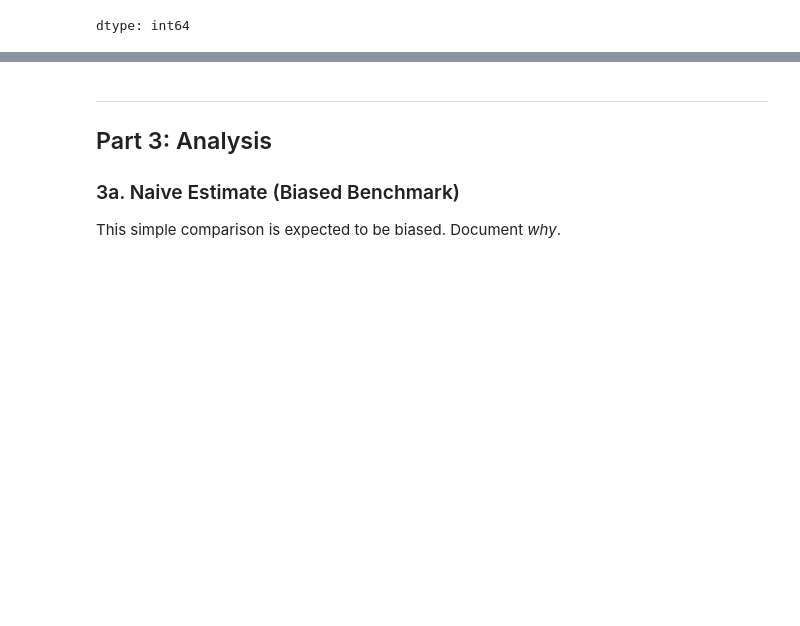
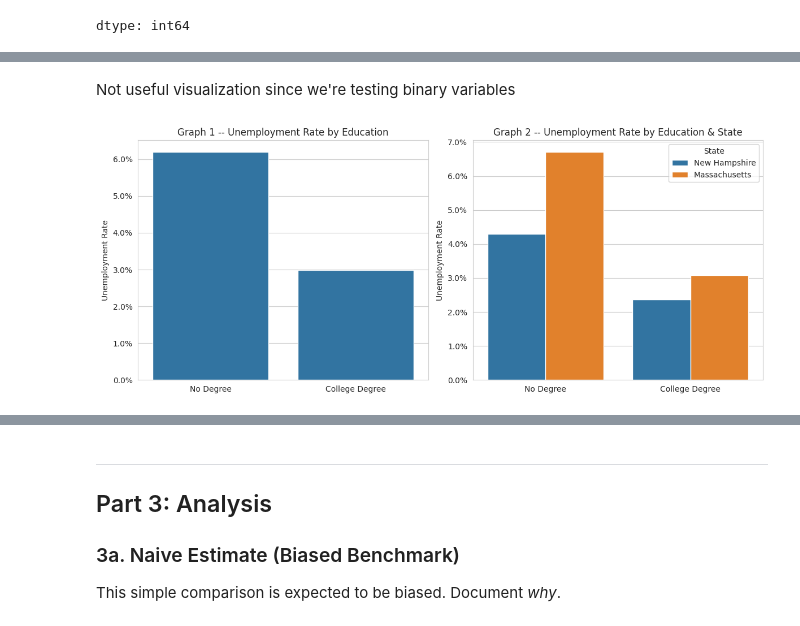
Before and after one commit to zackdihel/DA-final-project, a Jupyter notebook: notebooks/5200_final_project_starter.ipynb, the cells around one changed output, grey strips where cells are left out. Drawn from its saved outputs; the diff is of its cells as text; code cells hidden in the pictures; blank space fills up the shorter version.

```diff
--- a/notebooks/5200_final_project_starter.ipynb
+++ b/notebooks/5200_final_project_starter.ipynb
@@ -128,0 +191,29 @@ KeyError: 'your_treatment'
+# %% [markdown]
+Not useful visualization since we're testing binary variables
+# %%
+#better plots
+fig, axes = plt.subplots(1, 2, figsize=(12, 5))
+
+#unemp rate vs college degree
+unemp_rate = df.groupby('college_degree')['unemployed'].mean().reset_index()
+unemp_rate['college_degree'] = unemp_rate['college_degree'].map({0: 'No Degree', 1: 'College Degree'})
+sns.barplot(data=unemp_rate, x='college_degree', y='unemployed', ax=axes[0])
+axes[0].set_title('Graph 1 -- Unemployment Rate by Education')
+axes[0].set_ylabel('Unemployment Rate')
+axes[0].set_xlabel('')
+axes[0].yaxis.set_major_formatter(plt.FuncFormatter(lambda y, _: f'{y:.1%}'))
+
+#unemp rate vs college degree by state
+unemp_state = df.groupby(['is_MA', 'college_degree'])['unemployed'].mean().reset_index()
+unemp_state['State'] = unemp_state['is_MA'].map({0: 'New Hampshire', 1: 'Massachusetts'})
+unemp_state['college_degree'] = unemp_state['college_degree'].map({0: 'No Degree', 1: 'College Degree'})
+sns.barplot(data=unemp_state, x='college_degree', y='unemployed', hue='State', ax=axes[1])
+axes[1].set_title('Graph 2 -- Unemployment Rate by Education & State')
+axes[1].set_ylabel('Unemployment Rate')
+axes[1].set_xlabel('')
+axes[1].yaxis.set_major_formatter(plt.FuncFormatter(lambda y, _: f'{y:.1%}'))
+
+plt.tight_layout()
+plt.show()
+# %% [output]
+[figure, added]
```
Also changed, not shown: parts of 16 cells of this notebook.
